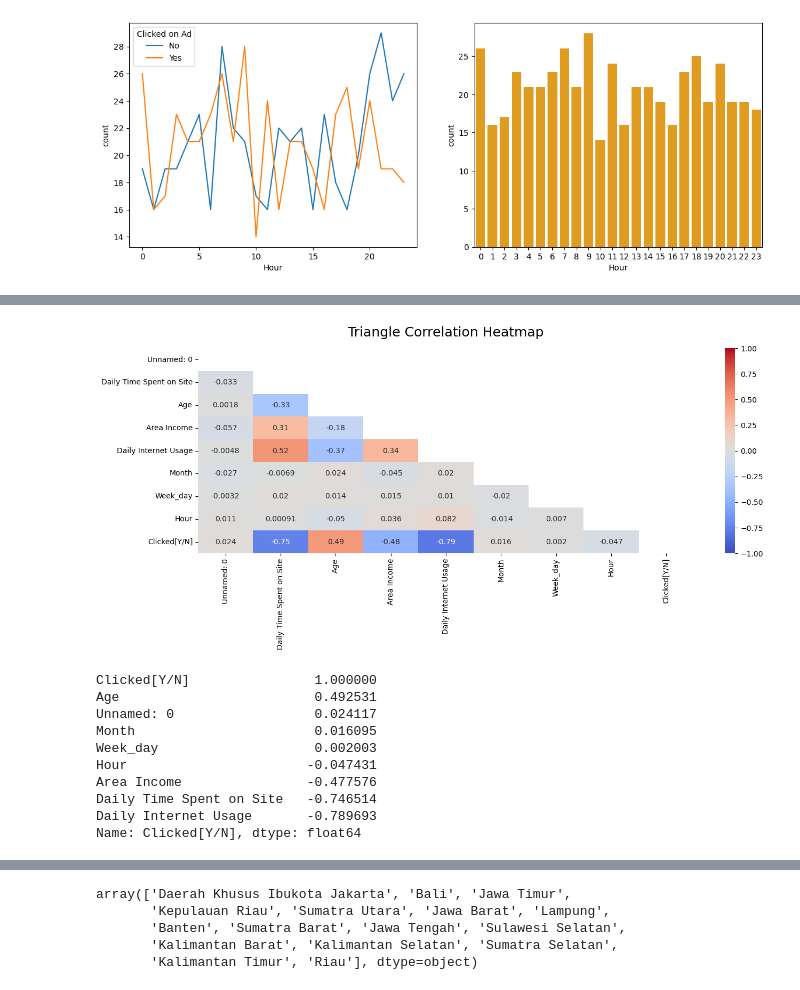
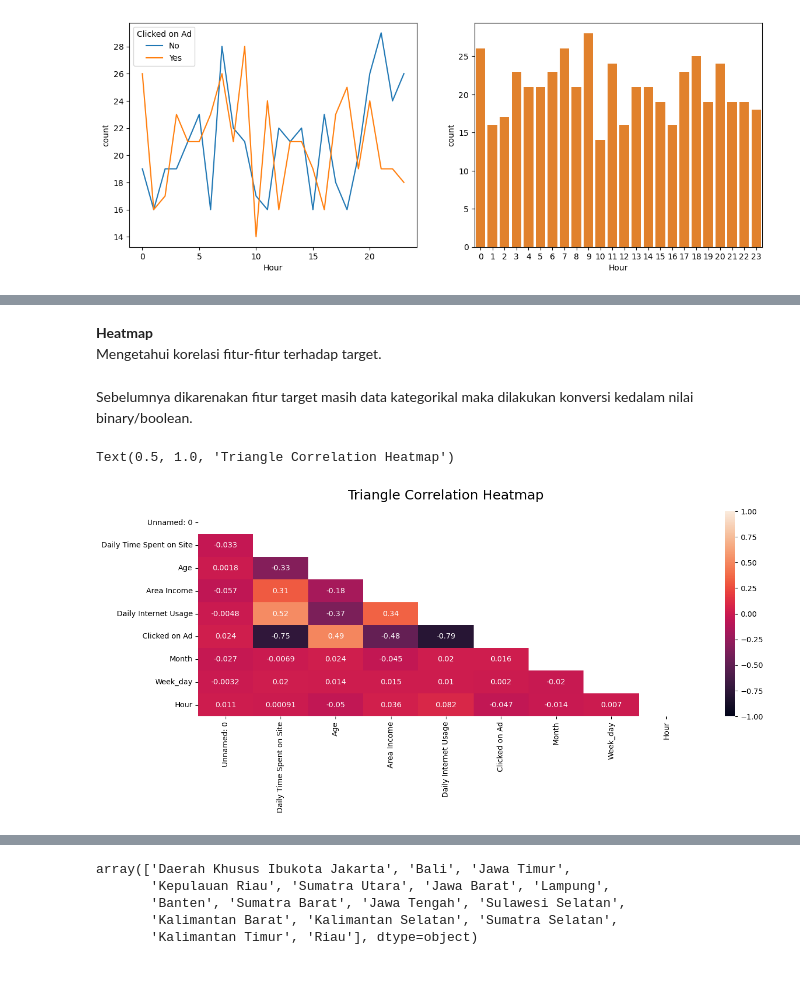
Before and after one commit to faizns/Predict-Clicked-Ads-Customer-Classification, a Jupyter notebook: Customer Clicked Ads Classification.ipynb, the cells around one changed output, grey strips where cells are left out. Drawn from its saved outputs; the diff is of its cells as text; code cells hidden in the pictures.

```diff
--- a/Customer Clicked Ads Classification.ipynb
+++ b/Customer Clicked Ads Classification.ipynb
@@ -13,5 +44,5 @@ import matplotlib.pyplot as plt
 import warnings
 warnings.filterwarnings("ignore")
 # %%
-# read dataset
-read = pd.read_csv('Clicked Ads Dataset.csv')
+df = pd.read_csv('Clicked Ads Dataset.csv')
+df.sample(3)
@@ -21,3 +53,0 @@ read = pd.read_csv('Clicked Ads Dataset.csv')
-# %%
-# backup
-df = read.copy()
@@ -294,23 +382,16 @@ sns.countplot(data=df1[df1['Clicked on Ad'] == 'Yes'], x='Hour', color='orange',
+# %% [markdown]
+**Heatmap** <br>
+Mengetahui korelasi fitur-fitur terhadap target.
+# %% [markdown]
+Sebelumnya dikarenakan fitur target masih data kategorikal maka dilakukan konversi kedalam nilai binary/boolean.
 # %%
-df1['Clicked[Y/N]'] = df1['Clicked on Ad'].map({'Yes':1, 'No':0})
+df1['Clicked on Ad'] = df1['Clicked on Ad'].map({'Yes':1, 'No':0})
 # %%
 plt.figure(figsize=(15, 5))
-# define the mask to set the values in the upper triangle to True
+
 mask = np.triu(np.ones_like(df1.corr(), dtype=np.bool))
-heatmap = sns.heatmap(df1.corr(), mask=mask, vmin=-1, vmax=1, annot=True, cmap='coolwarm')
-heatmap.set_title('Triangle Correlation Heatmap', fontdict={'fontsize':18}, pad=16);
+heatmap = sns.heatmap(df1.corr(), mask=mask, vmin=-1, vmax=1, annot=True)
+heatmap.set_title('Triangle Correlation Heatmap', fontdict={'fontsize':18}, pad=16)
 # %% [output]
+Text(0.5, 1.0, 'Triangle Correlation Heatmap')
-[figure, old version]
+[figure, new version]
-# %%
-df1.corr()['Clicked[Y/N]'].sort_values(ascending=False)
-# %% [output]
-Clicked[Y/N]                1.000000
-Age                         0.492531
-Unnamed: 0                  0.024117
-Month                       0.016095
-Week_day                    0.002003
-Hour                       -0.047431
-Area Income                -0.477576
-Daily Time Spent on Site   -0.746514
-Daily Internet Usage       -0.789693
-Name: Clicked[Y/N], dtype: float64
```
Also changed, not shown: parts of 196 cells of this notebook.
